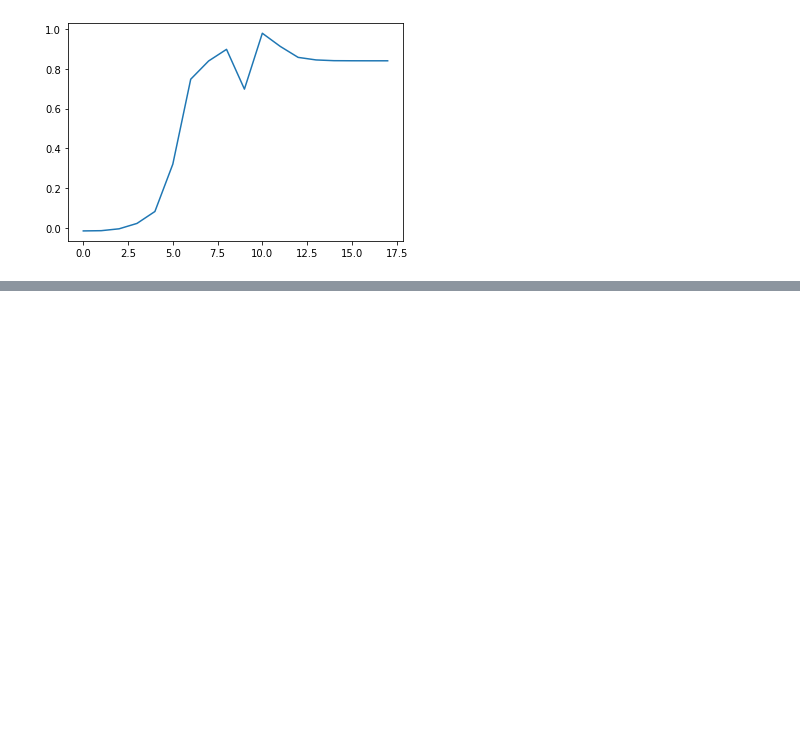
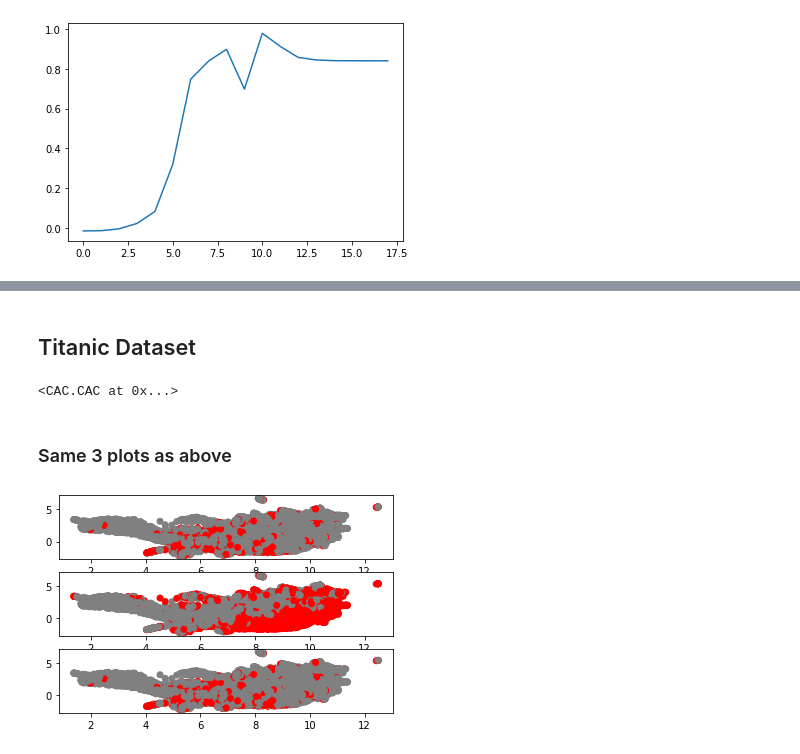
Before and after one commit to shivin9/CAC, a Jupyter notebook: notebooks/cac_analysis.ipynb, the cells around one changed output, grey strips where cells are left out. Drawn from its saved outputs; the diff is of its cells as text; code cells hidden in the pictures; blank space fills up the shorter version.

Commit message:
updated jupyter notebook for more datasets

```diff
--- a/notebooks/cac_analysis.ipynb
+++ b/notebooks/cac_analysis.ipynb
@@ -444 +450,36 @@ Base classifier confusion matrix
 5-Fold Base scores 0.4144298904874383 0.6105568408722238
+# %% [markdown]
+## Titanic Dataset
+# %%
+X, y = get_dataset("titanic")
+X_train, X_test, y_train, y_test = train_test_split(X, y, stratify=y, random_state=108)
+scale = StandardScaler()
+X_train = scale.fit_transform(X_train)
+X_test = scale.fit_transform(X_test)
+# %%
+X3 = reducer.fit_transform(X_train)
+# %%
+titanic = CAC(2, 0.5, classifier="Perceptron")
+titanic.fit(X_train, y_train)
+# %% [output]
+<CAC.CAC at 0x...>
+# %% [markdown]
+### Same 3 plots as above
+# %%
+gs = gridspec.GridSpec(3,1)
+
+pl.figure()
+ax = pl.subplot(gs[0])
+c = [color[int(y_train[i])] for i in range(len(y_train))]
+pl.scatter(X3[:,0], X3[:,1], color=c)
+# pl.plot([0,1])
+
+ax = pl.subplot(gs[1])
+c = [color[int(titanic.labels[0][i])] for i in range(len(y_train))]
+pl.scatter(X3[:,0], X3[:,1], color=c)
+
+ax = pl.subplot(gs[2])
+c = [color[int(titanic.labels[-1][i])] for i in range(len(y_train))]
+pl.scatter(X3[:,0], X3[:,1], color=c); pl.show()
+# %% [output]
+[figure, added]
```
Also changed, not shown: parts of 18 cells of this notebook, 1 other file.
